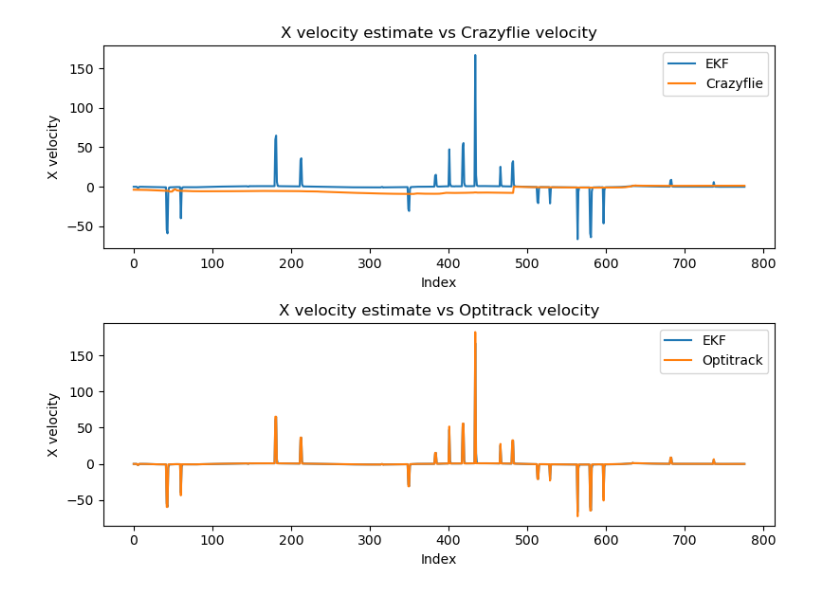
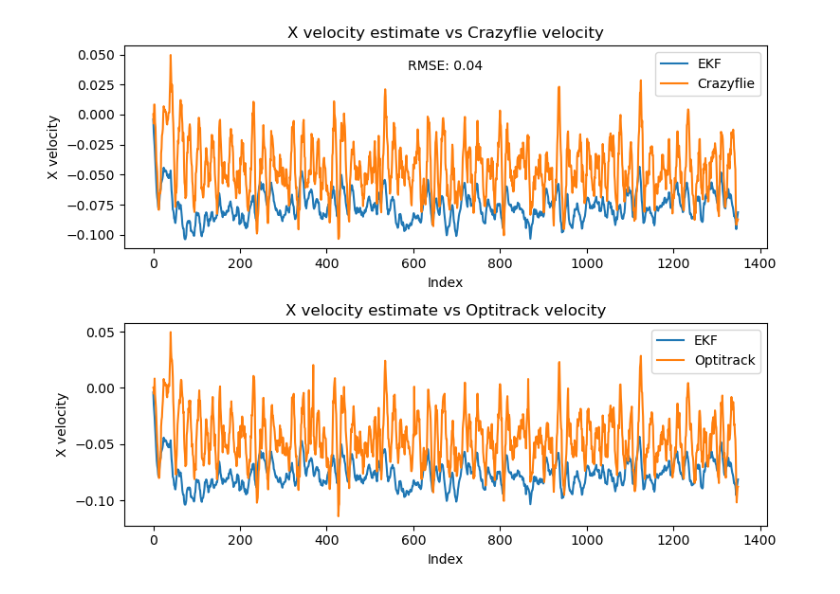
Before and after one commit to LuizMiguelTavares/crazyflie, a Jupyter notebook: crazyflie_controller/src/data/kalman_filter_tests2.ipynb, the cells around one changed output. Drawn from its saved outputs; the diff is of its cells as text; code cells hidden in the pictures.

```diff
--- a/crazyflie_controller/src/data/kalman_filter_tests2.ipynb
+++ b/crazyflie_controller/src/data/kalman_filter_tests2.ipynb
@@ -43,0 +244,10 @@ for topic, msg, t in bag.read_messages(topics=['time', 'position_Optitrack', 'po
+# %%
+position_optitrack = np.array(position_optitrack)
+desired_position = np.array(desired_position)
+
+plt.figure()
+plt.plot(time, position_optitrack[:,0], label='X optitrack')
+plt.plot(time, desired_position[:,0], label='X desired')
+plt.legend()
+plt.title('X optitrack vs X desired')
+plt.show()
@@ -51,7 +325,0 @@ plt.legend()
-# %%
-# Find the indices where |vel_optitrack[2]| > 5
-indices = [i for i, vel in enumerate(vel_optitrack) if abs(vel[1]) > 5]
-
-# Set the velocities to 0
-for i in indices:
-    vel_optitrack[i] = (vel_optitrack[i][0], 0, vel_optitrack[i][2])
@@ -189,8 +425,8 @@ class ExtendedKalmanFilter:
         control_input = sp.Matrix([self.theta, self.phi, self.psi, self.t])
 
         # World frame dynamics
-        x_world = sp.cos(self.psi) * self.x_dot_body + sp.sin(self.psi) * self.y_dot_body
-        y_world = -sp.sin(self.psi) * self.x_dot_body + sp.cos(self.psi) * self.y_dot_body
+        x_world = sp.cos(self.psi) * self.x_dot_body - sp.sin(self.psi) * self.y_dot_body
+        y_world = sp.sin(self.psi) * self.x_dot_body + sp.cos(self.psi) * self.y_dot_body
         z_world = self.z_dot_body
         x_ddot_w = -self.Kvx / self.m * self.x_dot_body + self.t / self.m * sp.sin(self.theta)
         y_ddot_w = -self.Kvy / self.m * self.y_dot_body + self.t / self.m * sp.sin(self.phi)
@@ -234,8 +470,8 @@ class ExtendedKalmanFilter:
         theta, phi, psi, t = control_input
 
         # Calculate the world frame dynamics
-        x_world = np.cos(psi) * x_dot_body + np.sin(psi) * y_dot_body
-        y_world = -np.sin(psi) * x_dot_body + np.cos(psi) * y_dot_body
+        x_world = np.cos(psi) * x_dot_body - np.sin(psi) * y_dot_body
+        y_world = np.sin(psi) * x_dot_body + np.cos(psi) * y_dot_body
         z_world = z_dot_body
         x_ddot_w = -self.Kvx / self.m * x_dot_body + t / self.m * np.sin(theta)
         y_ddot_w = -self.Kvy / self.m * y_dot_body + t / self.m * np.sin(phi)
@@ -253,78 +489,80 @@ class ExtendedKalmanFilter:
 
         return new_state
 
-
 # Define the initial state and error covariance
 initial_state = [0, 0, 0, 0, 0, 0]
 initial_error_covariance = np.eye(6) * 0.1
 
 # Define the process and measurement noise covariance matrices
-Rw = np.diag([0.01, 0.01, 0.01, 0.1, 0.1, 0.1])  # Process noise covariance
-Rv = np.diag([0.5, 0.5, 5.0, 0.01, 0.01, 0.01])  # Measurement noise covariance
+Rw = np.diag([0.01, 0.01, 0.01, 0.01, 0.01, 0.01]) # Process noise covariance
+Rv = np.diag([0.5, 0.5, 0.5, 0.2, 0.2, 0.2])  # Measurement noise covariance
 
 # Create the EKF
-ekf = ExtendedKalmanFilter(initial_state, initial_error_covariance, 0.01, 0.0333, 0.03, 0.03, 0.0, Rw, Rv)
+ekf = ExtendedKalmanFilter(initial_state, initial_error_covariance, 1/30, 0.035, 0.0, 0.0, 0.0, Rw, Rv)
 
 # Define the control input and measurement
-pitch_roll_crazyflie_rad = np.array(pitch_roll_crazyflie) * np.pi / 180
 a_max = 14.3
 conversao_digital = 60000/a_max
 
 # Define the control input and measurement
-m = 0.0333
+m = 0.035
 g = 9.81
 thrust = (np.array(thrust_crazyflie)*m - g) / conversao_digital
+
+# thrust = thrust_crazyflie/60000
 
 state_estimate_ = []
 position_with_noise = []
 for i in range(len(vel_crazyflie)):
 
-    yaw_rad = orientation_degrees[i][2] * np.pi / 180
-    control_input = [pitch_roll_crazyflie_rad[i][0], pitch_roll_crazyflie_rad[i][1], yaw_rad, thrust[i]]
+    control_input = [orientation_crazyflie_rad[i, 1], orientation_crazyflie_rad[i, 0], orientation_crazyflie_rad[i, 2], thrust[i]] # -0.3
 
-    # # Update the EKF
-    # state_estimate, kalman_gain = ekf.update(measurement, control_input)
-    # state_estimate_.append(state_estimate)
-    # measurement = [position_optitrack[i][0], position_optitrack[i][1], position_optitrack[i][2], vel_optitrack[i][0], vel_optitrack[i][1], vel_optitrack[i][2]]
-
-    # Update the EKF
+    noise = 0.1
     measurement = [
-        position_optitrack[i][0] + np.random.normal(0, 0.50),
-        position_optitrack[i][1] + np.random.normal(0, 0.50),
-        position_optitrack[i][2] + np.random.normal(0, 0.50),
-        vel_optitrack[i][0],
-        vel_optitrack[i][1],
-        vel_optitrack[i][2]
+        position_optitrack[i][0] + np.random.normal(0, noise),
+        position_optitrack[i][1] + np.random.normal(0, noise),
+        position_optitrack[i][2] + np.random.normal(0, noise),
+        vel_crazyflie_body[i][0],
+        vel_crazyflie_body[i][1],
+        vel_crazyflie_body[i][2]
     ]
 
     position_with_noise.append(measurement[:3])
 
     # Update the EKF
     state_estimate, kalman_gain = ekf.update(measurement, control_input)
     state_estimate_.append(state_estimate)
 
 # Plot the estimated state
 state_estimate_ = np.array(state_estimate_)
 
 fig, (ax1, ax2) = plt.subplots(2, 1, figsize=(8, 6))
 
 # Plot X velocity estimate
-ax1.plot(range(len(state_estimate_)), state_estimate_[:, 3])
-ax1.plot(range(len(vel_crazyflie)), [x[0] for x in vel_crazyflie])
+ax1.plot(range(len(state_estimate_)), state_estimate_[:, 5])
+ax1.plot(range(len(vel_crazyflie_body)), [x[2] for x in vel_crazyflie_body])
+
+### cALCULATE rmse
+rmse = np.sqrt(np.mean((state_estimate_[:, 5] - [x[2] for x in vel_crazyflie_body])**2))
+
+x_position = 0.5
+y_position = 0.9
+ax1.text(x_position, y_position, f'RMSE: {rmse:.2f}', transform=ax1.transAxes, ha='center', va='center')
 ax1.set_xlabel('Index')
 ax1.set_ylabel('X velocity')
 ax1.set_title('X velocity estimate vs Crazyflie velocity')
 ax1.legend(['EKF', 'Crazyflie'])
 
 # Plot Y velocity estimate
-ax2.plot(range(len(state_estimate_)), state_estimate_[:, 3])
-ax2.plot(range(len(vel_optitrack)), [x[0] for x in vel_optitrack])
+ax2.plot(range(len(state_estimate_)), state_estimate_[:, 5])
+ax2.plot(range(len(vel_optitrack_body)), [x[2] for x in vel_optitrack_body])
 ax2.set_xlabel('Index')
 ax2.set_ylabel('X velocity')
+# ax2.set_ylim(-1.5, 1.5)
 ax2.set_title('X velocity estimate vs Optitrack velocity')
 ax2.legend(['EKF', 'Optitrack'])
 
 plt.tight_layout()
 plt.show()
 # %% [output]
-[figure, old version]
+[figure, new version]
```
Also changed, not shown: parts of 40 cells of this notebook, 40 other files.
